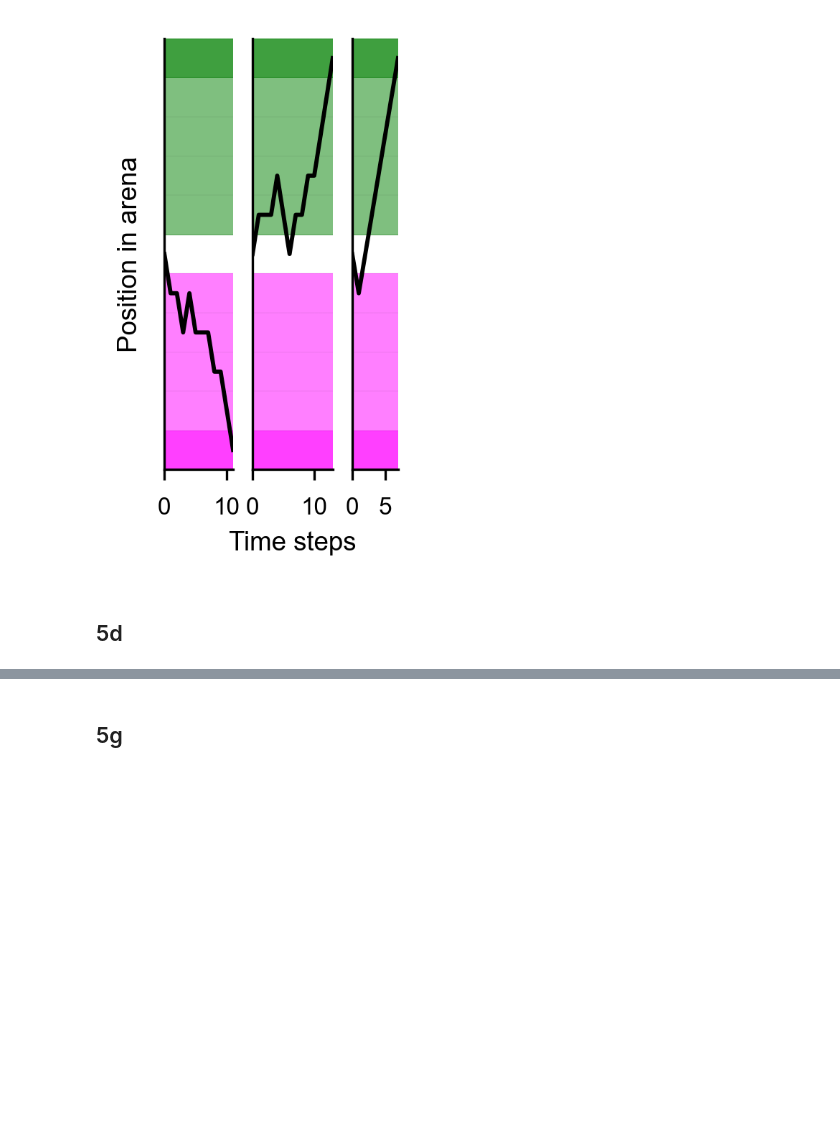
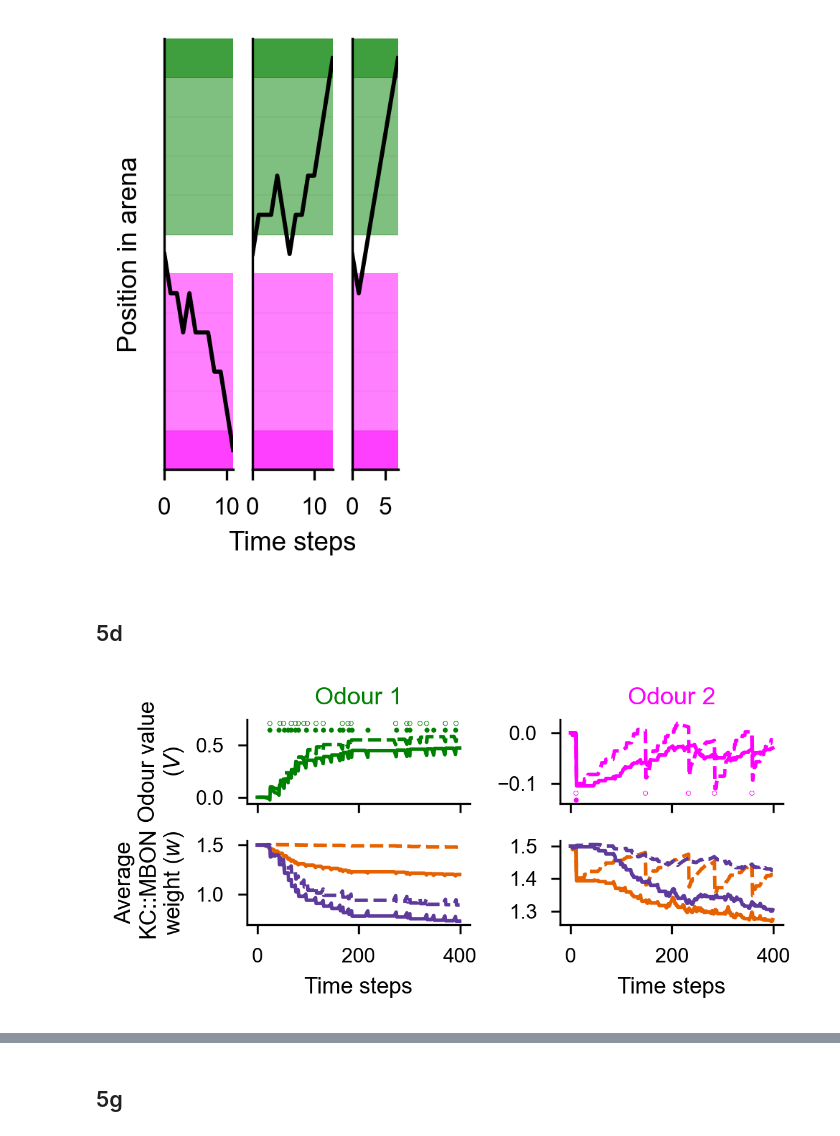
Before and after one commit to syncrostone/AminStoneKonig_avoidance-dopamine_2026, a Jupyter notebook: fig5_figS10-modeling/scripts/fig5_plotting.ipynb, the cells around one changed output, grey strips where cells are left out. Saved outputs shown, nothing was run; the diff lists cells and outputs as text; code cells hidden in the pictures; blank space fills up the shorter version.

```diff
--- a/fig5_figS10-modeling/scripts/fig5_plotting.ipynb
+++ b/fig5_figS10-modeling/scripts/fig5_plotting.ipynb
@@ -103,6 +103,40 @@ plt.savefig('../figures/fig5c_example-trials.svg', bbox_inches ='tight')
 [figure]
 # %% [markdown]
 ## 5d
+# %%
+data = pd.read_pickle('../local_data/fig5d.pkl')
+f, axs = plt.subplots(2 ,2, sharex=True, sharey=False, figsize=(4,2))
+plt.subplots_adjust(wspace=.6)
+axs = np.asarray([[axs[0,0], axs[1,0], axs[0,1], axs[1,1]]]).T
+valmax = np.max(np.concatenate(list(data.W)))*1.1
+valmin = np.min(np.concatenate(list(data.W)))*1.2
+for i,(name, subdata) in enumerate(data.groupby('mdn_feedback')):
+
+    if name == True:
+        name = 'With MDN feedback'
+        i=1
+    else:
+        name = 'No MDN feedback'
+        i = 0
+
+    plot_values_by_compartment(axs[1,0], axs[3,0], subdata,1-i)
+    plot_values(axs[0,0], subdata, valmax, valmin,1-i, odor=0)
+    plot_values(axs[2,0], subdata, valmax, valmin, 1-i,odor = 1)
+    if i ==0:
+        axs[0,0].set_ylabel("Odour value\n"+( r"($V$)"))
+        axs[0,0].set_title("Odour 1", color = 'green')
+
+        axs[0,0].yaxis.set_major_formatter(FormatStrFormatter('%.1f'))
+        axs[2,0].set_title("Odour 2", color='magenta')
+        axs[1,0].set_ylabel("Average\nKC::MBON\nweight " + r"($w$)" )
+    axs[1,0].set_xlabel("Time steps")
+    axs[3,0].set_xlabel("Time steps")
+
+plt.tight_layout()
+
+plt.savefig('../figures/fig5d_model-over-multiple-trials.svg', bbox_inches ='tight')
+# %% [output]
+[figure, added]
 # %%
 data = pd.read_pickle('../local_data/fig5d.pkl')
 f, axs = plt.subplots(2 ,2, sharex=True, sharey=False, figsize=(4,2))
```
Also changed, not shown: parts of 6 cells of this notebook, 2 other files.
